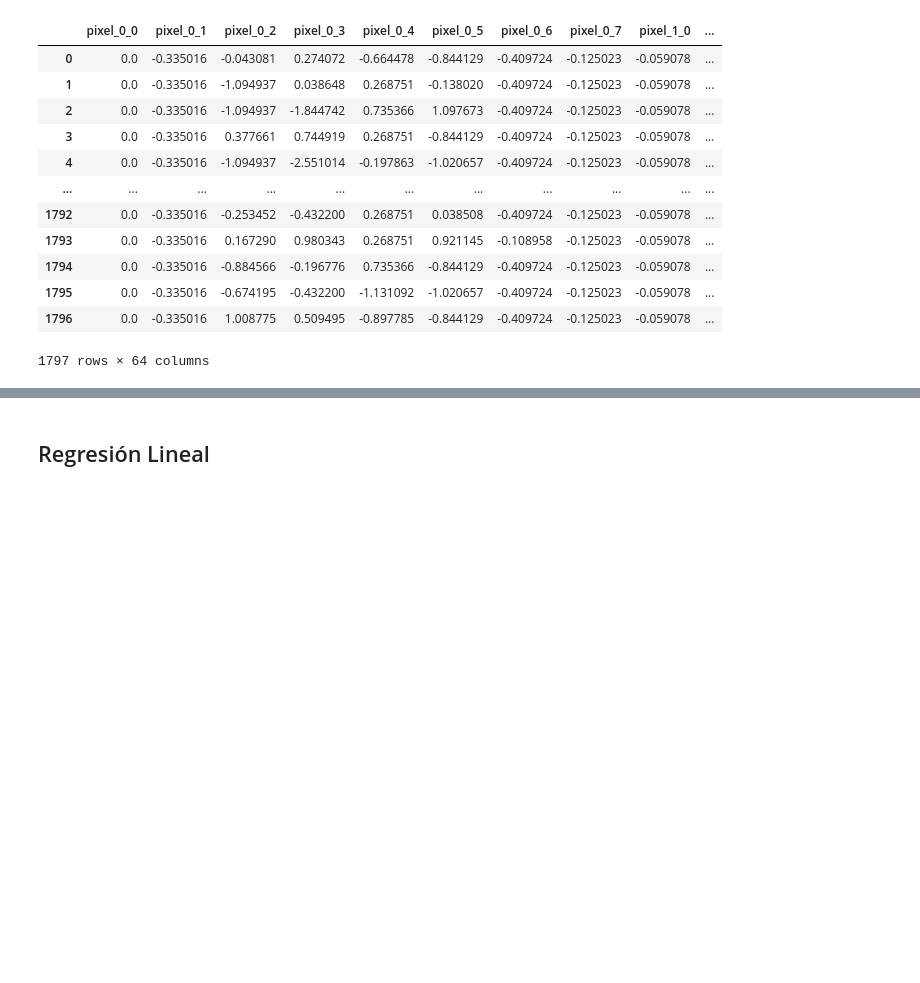
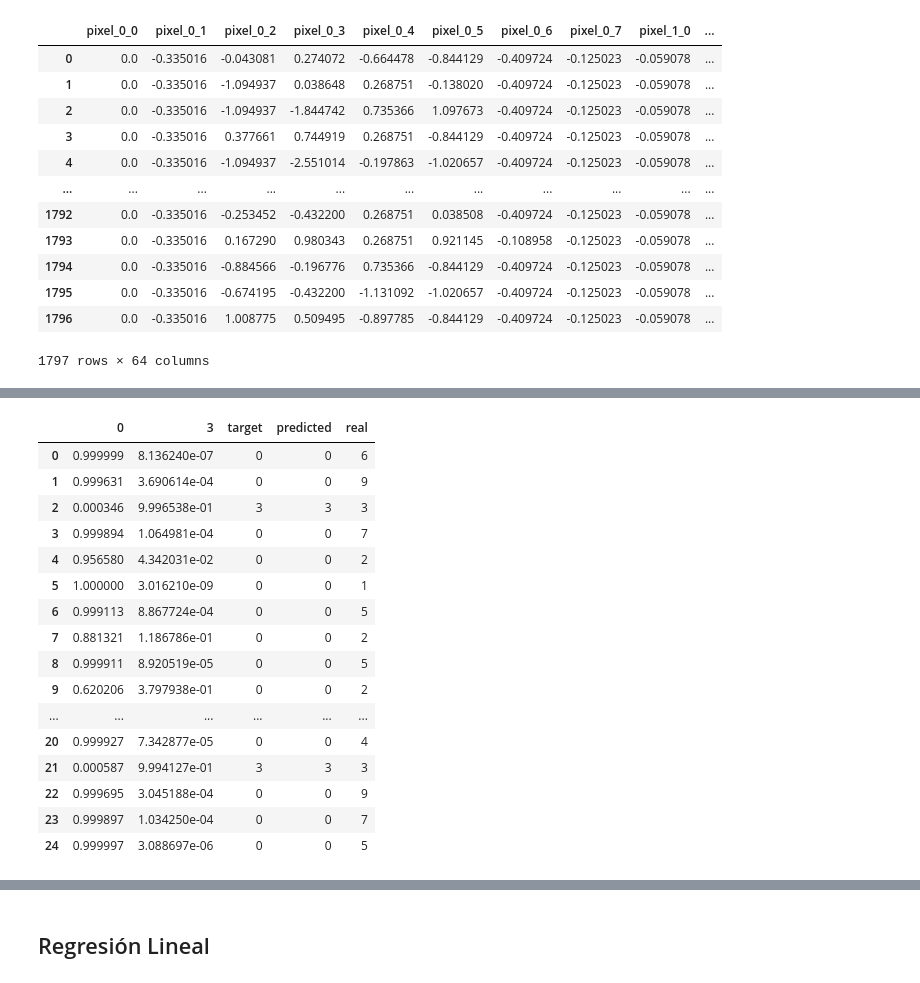
Before and after one commit to MonicaCabanas23/Clasificacion-y-Regresion-Lineal, a Jupyter notebook: Clasificacion_y_Regresion_Lineal.ipynb, the cells around one changed output, grey strips where cells are left out. Drawn from its saved outputs; the diff is of its cells as text; code cells hidden in the pictures; blank space fills up the shorter version.

```diff
--- a/Clasificacion_y_Regresion_Lineal.ipynb
+++ b/Clasificacion_y_Regresion_Lineal.ipynb
@@ -112,0 +220,34 @@ clf = LogisticRegression(random_state=0).fit(standarized_digits, digits.target)
+# %%
+# Classifier for identifying the digit 3
+# We will create a new target variable that is 3 when the digit is 3 and 0 otherwise
+y_train_3 = np.where(y_train == 3, 3, 0)
+y_test_3 = np.where(y_test == 3, 3, 0)
+
+# Train the classifier
+classifier_3 = LogisticRegression(random_state=42).fit(X_train, y_train_3)
+
+# Evaluate the classifier
+probabilities = classifier_3.predict_proba(X_test)
+probabilities_df = pd.DataFrame(probabilities, columns=['0', '3'])
+probabilities_df['target'] = y_test_3
+probabilities_df['predicted'] = classifier_3.predict(X_test)
+probabilities_df['real'] = y_test
+probabilities_df.head(25)
+# %% [output]
+|  | 0 | 3 | target | predicted | real |
+| 0 | 0.999999 | 8.136240e-07 | 0 | 0 | 6 |
+| 1 | 0.999631 | 3.690614e-04 | 0 | 0 | 9 |
+| 2 | 0.000346 | 9.996538e-01 | 3 | 3 | 3 |
+| 3 | 0.999894 | 1.064981e-04 | 0 | 0 | 7 |
+| 4 | 0.956580 | 4.342031e-02 | 0 | 0 | 2 |
+| 5 | 1.000000 | 3.016210e-09 | 0 | 0 | 1 |
+| 6 | 0.999113 | 8.867724e-04 | 0 | 0 | 5 |
+| 7 | 0.881321 | 1.186786e-01 | 0 | 0 | 2 |
+| 8 | 0.999911 | 8.920519e-05 | 0 | 0 | 5 |
+| 9 | 0.620206 | 3.797938e-01 | 0 | 0 | 2 |
+| ... | ... | ... | ... | ... | ... |
+| 20 | 0.999927 | 7.342877e-05 | 0 | 0 | 4 |
+| 21 | 0.000587 | 9.994127e-01 | 3 | 3 | 3 |
+| 22 | 0.999695 | 3.045188e-04 | 0 | 0 | 9 |
+| 23 | 0.999897 | 1.034250e-04 | 0 | 0 | 7 |
+| 24 | 0.999997 | 3.088697e-06 | 0 | 0 | 5 |
```
Also changed, not shown: parts of 14 cells of this notebook.
